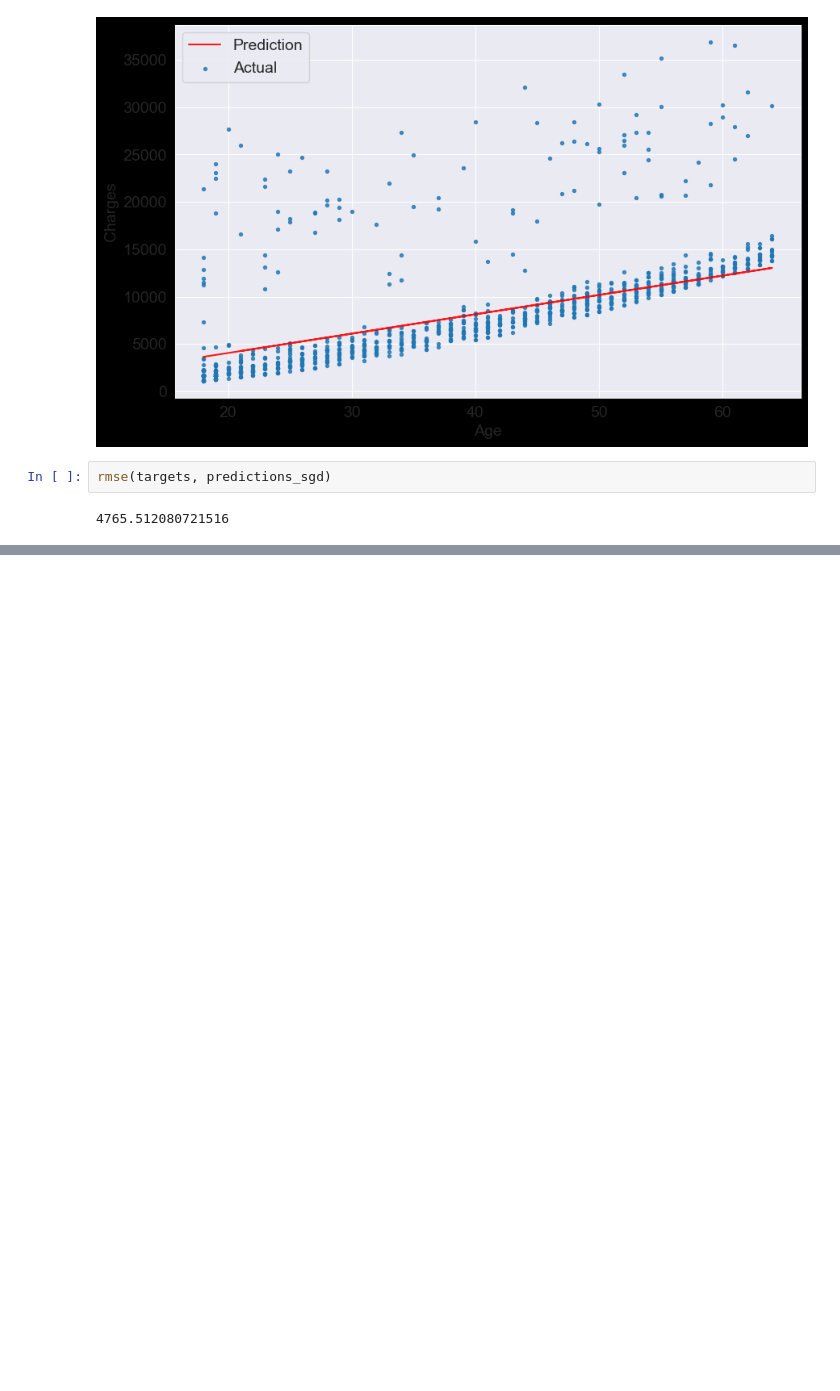
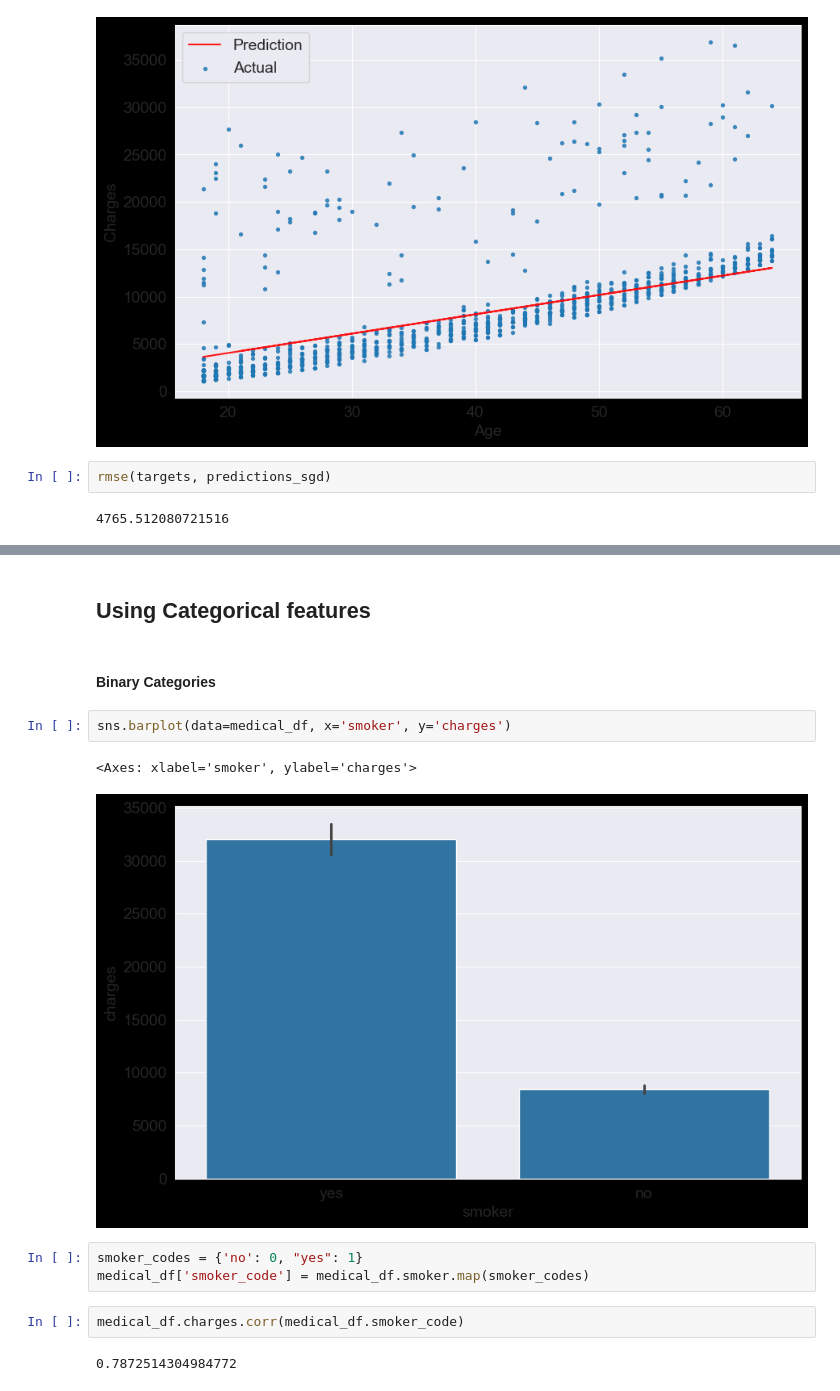
Before and after one commit to rafeyshah/scikit-learn-revisited, a Jupyter notebook: 01. Linear Regression & Gradient Descent/LinearRegresson&GradientDescent.ipynb, the cells around one changed output, grey strips where cells are left out. Saved outputs shown, nothing was run; the diff lists cells and outputs as text; blank space fills up the shorter version.

```diff
--- a/01. Linear Regression & Gradient Descent/LinearRegresson&GradientDescent.ipynb
+++ b/01. Linear Regression & Gradient Descent/LinearRegresson&GradientDescent.ipynb
@@ -278,0 +305,16 @@ rmse(targets, predictions_sgd)
+# %% [markdown]
+## Using Categorical features
+# %% [markdown]
+#### Binary Categories
+# %%
+sns.barplot(data=medical_df, x='smoker', y='charges')
+# %% [output]
+<Axes: xlabel='smoker', ylabel='charges'>
+[figure, added]
+# %%
+smoker_codes = {'no': 0, "yes": 1}
+medical_df['smoker_code'] = medical_df.smoker.map(smoker_codes)
+# %%
+medical_df.charges.corr(medical_df.smoker_code)
+# %% [output]
+0.7872514304984772
```
Also changed, not shown: parts of 21 cells of this notebook, 1 other file.
